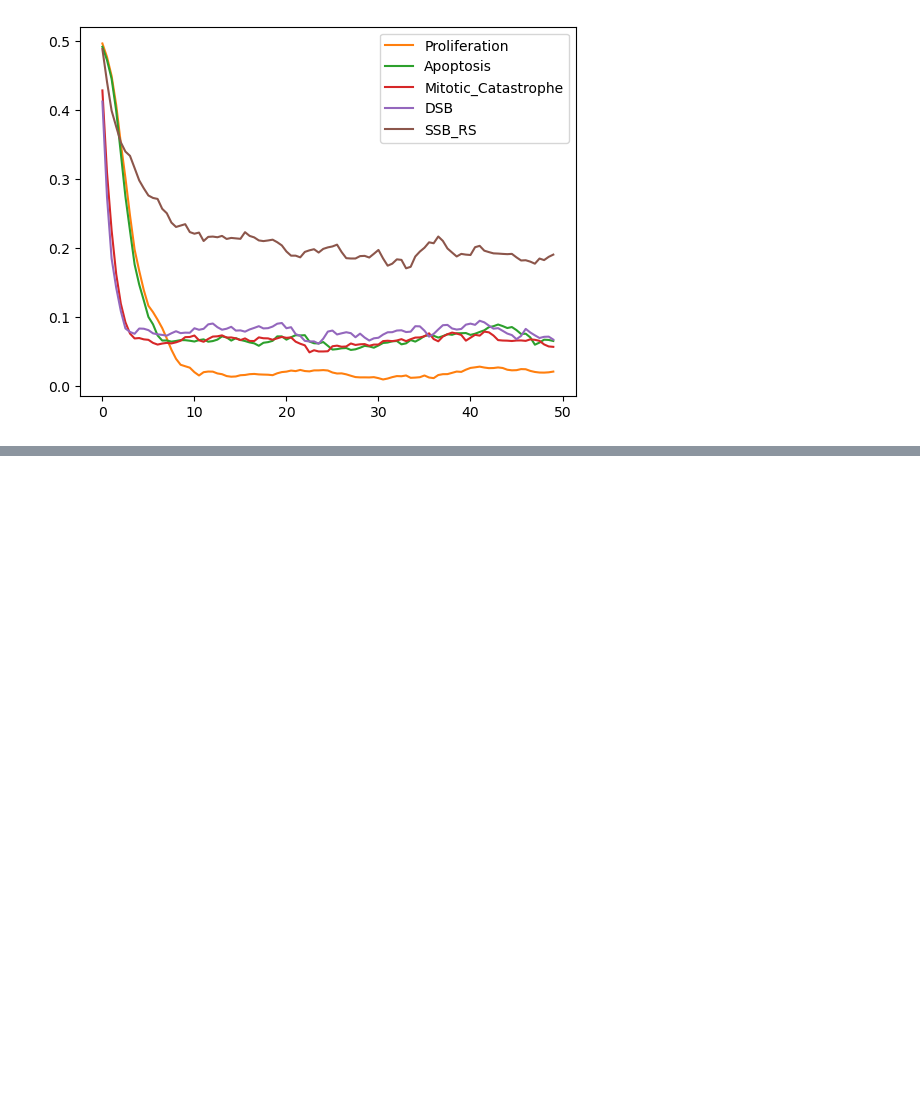
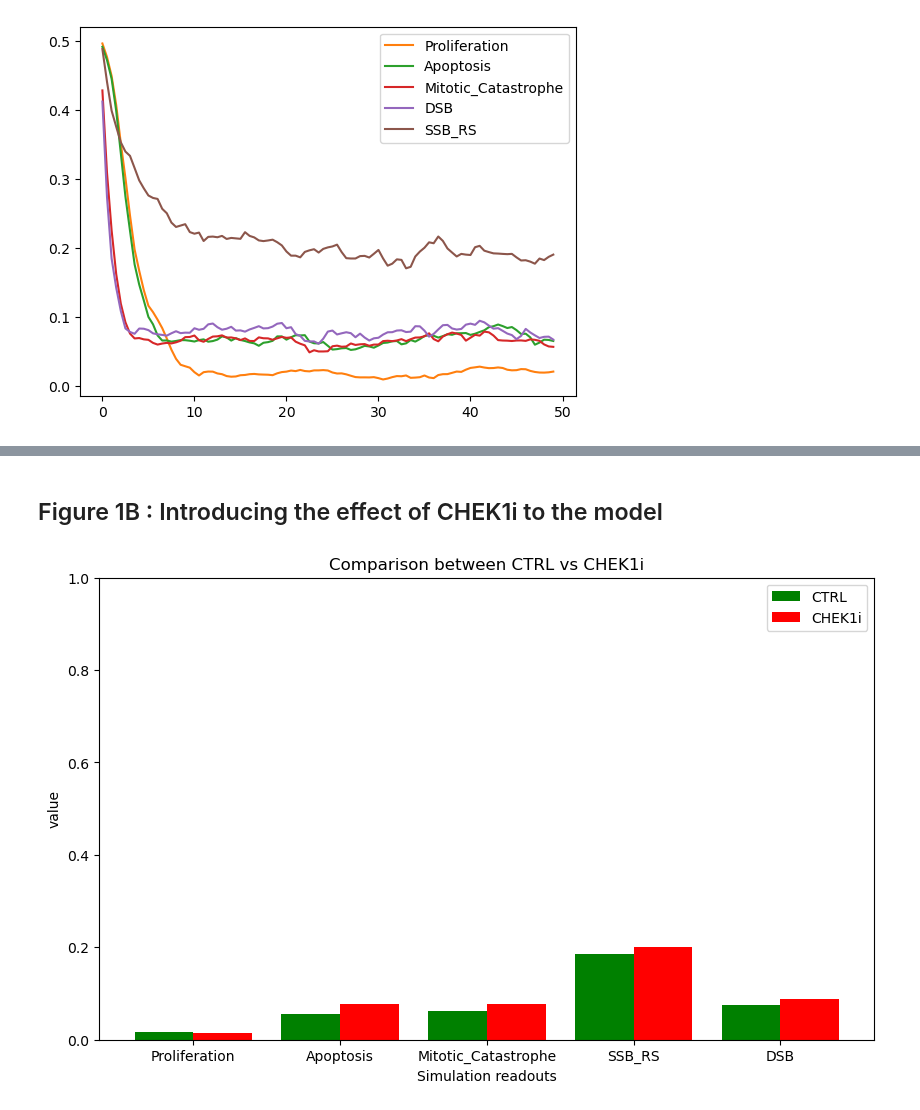
Before and after one commit to saran-pankaew/CRC_model, a Jupyter notebook: model_repository/20230824/CRC_20230824_analysis.ipynb, the cells around one changed output, grey strips where cells are left out. Saved outputs shown, nothing was run; the diff lists cells and outputs as text; code cells hidden in the pictures; blank space fills up the shorter version.

```diff
--- a/model_repository/20230824/CRC_20230824_analysis.ipynb
+++ b/model_repository/20230824/CRC_20230824_analysis.ipynb
@@ -373,0 +416,23 @@ res.plot_node_trajectory()
+# %% [markdown]
+## Figure 1B : Introducing the effect of CHEK1i to the model
+# %%
+plt.figure(figsize=(10,6))
+
+X = ['Proliferation','Apoptosis','Mitotic_Catastrophe','SSB_RS','DSB']
+CTRL_data = list(WT_res.get_last_nodes_probtraj()[X].iloc[0,:])
+CHEK1i_data = list(WT_res_chek1.get_last_nodes_probtraj()[X].iloc[0,:])
+
+X_axis = np.arange(len(X))
+
+plt.bar(X_axis - 0.2, CTRL_data, 0.4, label = 'CTRL',color = 'g')
+plt.bar(X_axis + 0.2, CHEK1i_data, 0.4, label = 'CHEK1i', color = 'r')
+
+plt.xticks(X_axis, X)
+plt.xlabel("Simulation readouts")
+plt.ylabel("value")
+plt.ylim(0,1)
+plt.title("Comparison between CTRL vs CHEK1i")
+plt.legend()
+plt.show()
+# %% [output]
+[figure, added]
```
Also changed, not shown: parts of 13 cells of this notebook, 1 other file.
